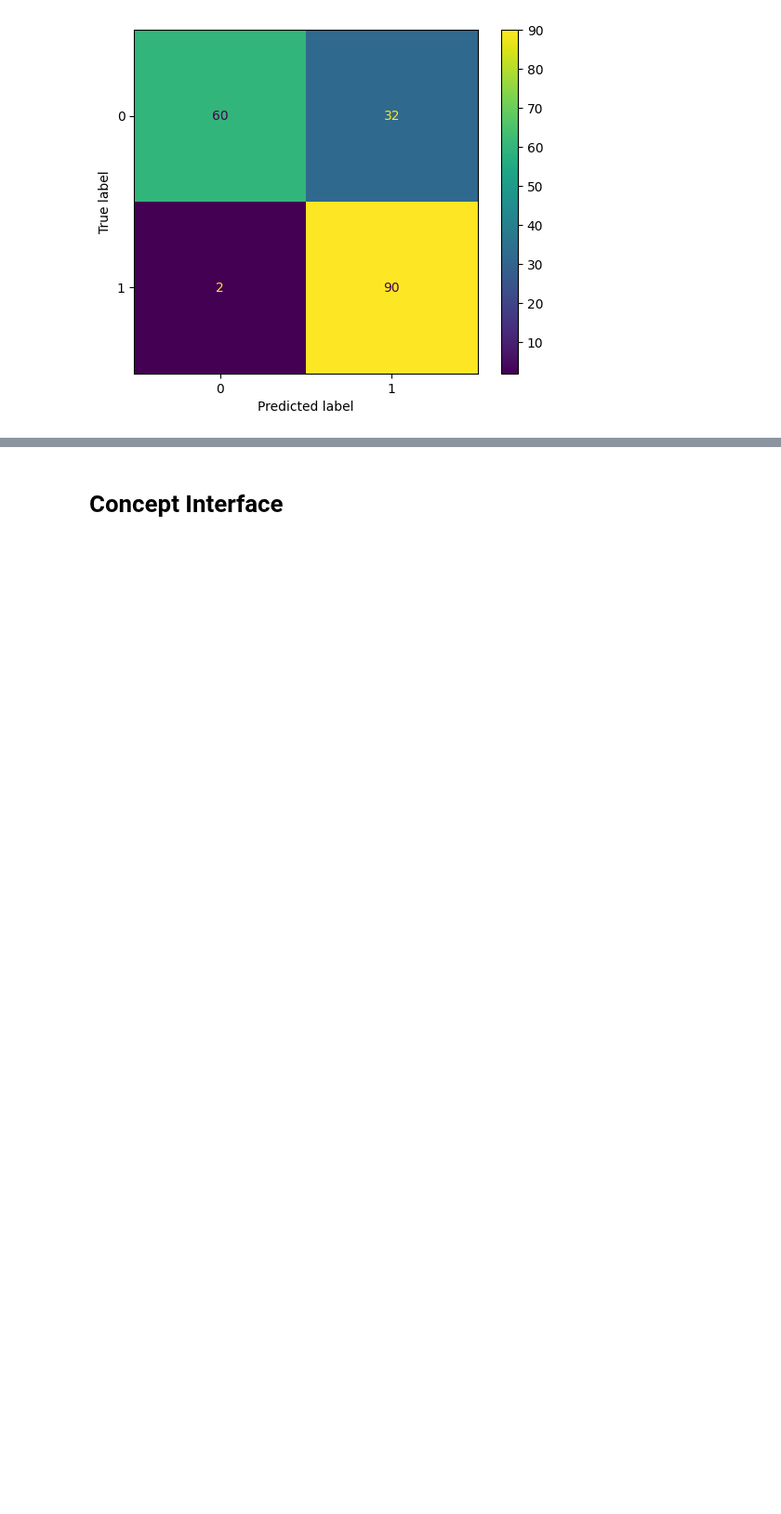
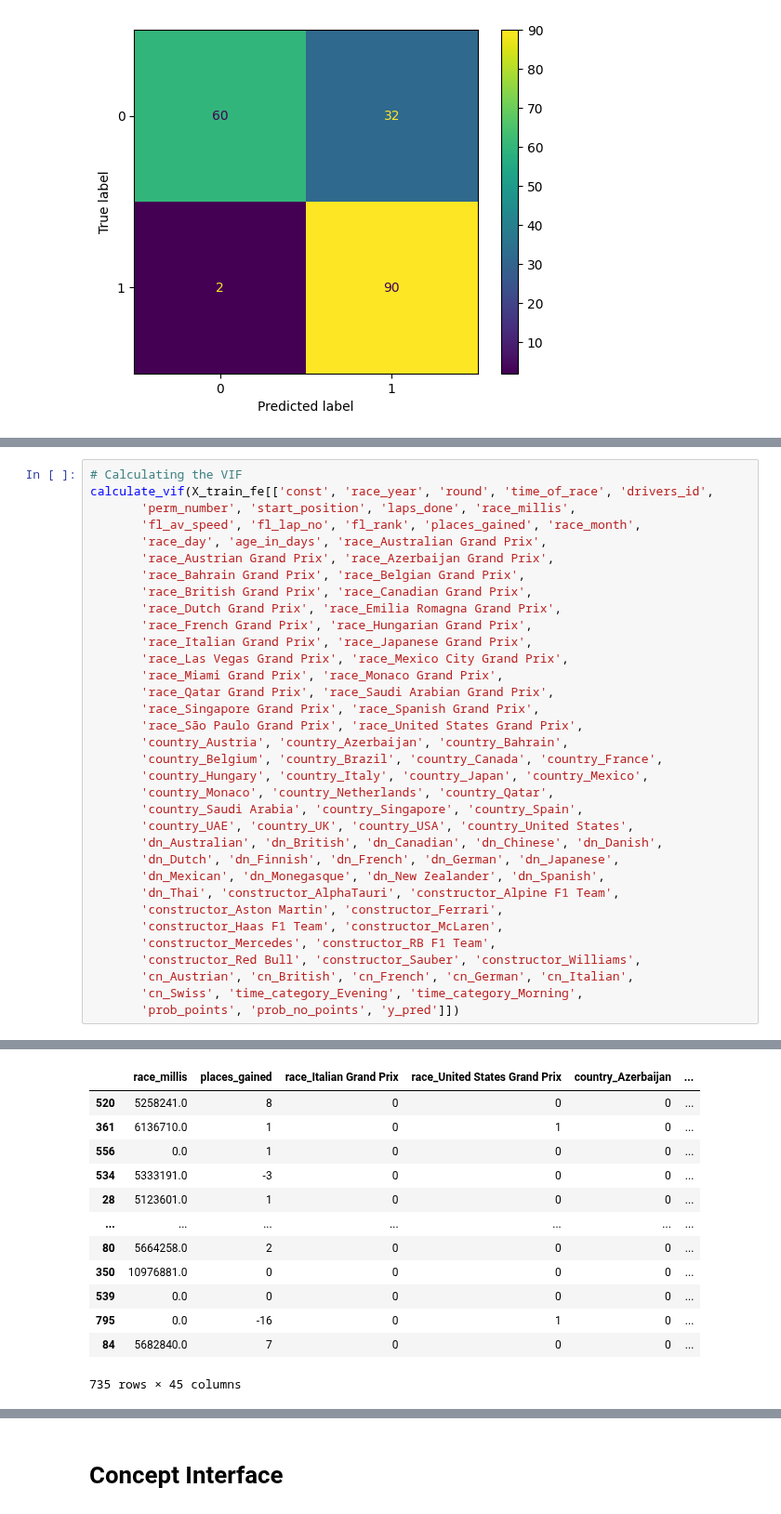
Before and after one commit to nat13lla/Capstone, a Jupyter notebook: datamanipulation/TrainTest_Split_FE.ipynb, the cells around one changed output, grey strips where cells are left out. Shown at 93% size. Saved outputs shown, nothing was run; the diff lists cells and outputs as text; blank space fills up the shorter version.

```diff
--- a/datamanipulation/TrainTest_Split_FE.ipynb
+++ b/datamanipulation/TrainTest_Split_FE.ipynb
@@ -248,0 +348,35 @@ plt.show()
+# %%
+# Calculating the VIF
+calculate_vif(X_train_fe[['const', 'race_year', 'round', 'time_of_race', 'drivers_id',
+       'perm_number', 'start_position', 'laps_done', 'race_millis',
+       'fl_av_speed', 'fl_lap_no', 'fl_rank', 'places_gained', 'race_month',
+       'race_day', 'age_in_days', 'race_Australian Grand Prix',
+       'race_Austrian Grand Prix', 'race_Azerbaijan Grand Prix',
+       'race_Bahrain Grand Prix', 'race_Belgian Grand Prix',
+       'race_British Grand Prix', 'race_Canadian Grand Prix',
+       'race_Dutch Grand Prix', 'race_Emilia Romagna Grand Prix',
+       'race_French Grand Prix', 'race_Hungarian Grand Prix',
+       'race_Italian Grand Prix', 'race_Japanese Grand Prix',
+       'race_Las Vegas Grand Prix', 'race_Mexico City Grand Prix',
+       'race_Miami Grand Prix', 'race_Monaco Grand Prix',
+       'race_Qatar Grand Prix', 'race_Saudi Arabian Grand Prix',
+       'race_Singapore Grand Prix', 'race_Spanish Grand Prix',
+       'race_São Paulo Grand Prix', 'race_United States Grand Prix',
+       'country_Austria', 'country_Azerbaijan', 'country_Bahrain',
+       'country_Belgium', 'country_Brazil', 'country_Canada', 'country_France',
+       'country_Hungary', 'country_Italy', 'country_Japan', 'country_Mexico',
+       'country_Monaco', 'country_Netherlands', 'country_Qatar',
+       'country_Saudi Arabia', 'country_Singapore', 'country_Spain',
+       'country_UAE', 'country_UK', 'country_USA', 'country_United States',
+       'dn_Australian', 'dn_British', 'dn_Canadian', 'dn_Chinese', 'dn_Danish',
+       'dn_Dutch', 'dn_Finnish', 'dn_French', 'dn_German', 'dn_Japanese',
+       'dn_Mexican', 'dn_Monegasque', 'dn_New Zealander', 'dn_Spanish',
+       'dn_Thai', 'constructor_AlphaTauri', 'constructor_Alpine F1 Team',
+       'constructor_Aston Martin', 'constructor_Ferrari',
+       'constructor_Haas F1 Team', 'constructor_McLaren',
+       'constructor_Mercedes', 'constructor_RB F1 Team',
+       'constructor_Red Bull', 'constructor_Sauber', 'constructor_Williams',
+       'cn_Austrian', 'cn_British', 'cn_French', 'cn_German', 'cn_Italian',
+       'cn_Swiss', 'time_category_Evening', 'time_category_Morning',
+       'prob_points', 'prob_no_points', 'y_pred']])
+# %% [output]
@@ -248,0 +400,13 @@ plt.show()
+|  | race_millis | places_gained | race_Italian Grand Prix | race_United States Grand Prix | country_Azerbaijan | ... |
+| 520 | 5258241.0 | 8 | 0 | 0 | 0 | ... |
+| 361 | 6136710.0 | 1 | 0 | 1 | 0 | ... |
+| 556 | 0.0 | 1 | 0 | 0 | 0 | ... |
+| 534 | 5333191.0 | -3 | 0 | 0 | 0 | ... |
+| 28 | 5123601.0 | 1 | 0 | 0 | 0 | ... |
+| ... | ... | ... | ... | ... | ... | ... |
+| 80 | 5664258.0 | 2 | 0 | 0 | 0 | ... |
+| 350 | 10976881.0 | 0 | 0 | 0 | 0 | ... |
+| 539 | 0.0 | 0 | 0 | 0 | 0 | ... |
+| 795 | 0.0 | -16 | 0 | 1 | 0 | ... |
+| 84 | 5682840.0 | 7 | 0 | 0 | 0 | ... |
+735 rows × 45 columns
```
Also changed, not shown: parts of 32 cells of this notebook.
